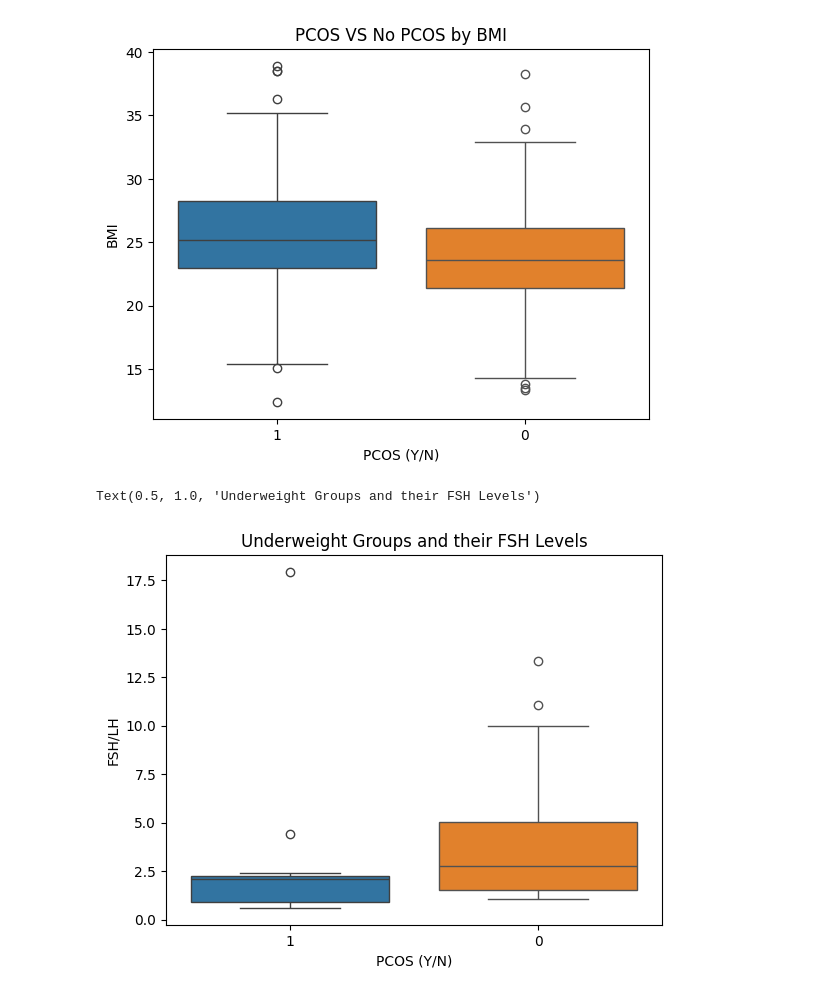
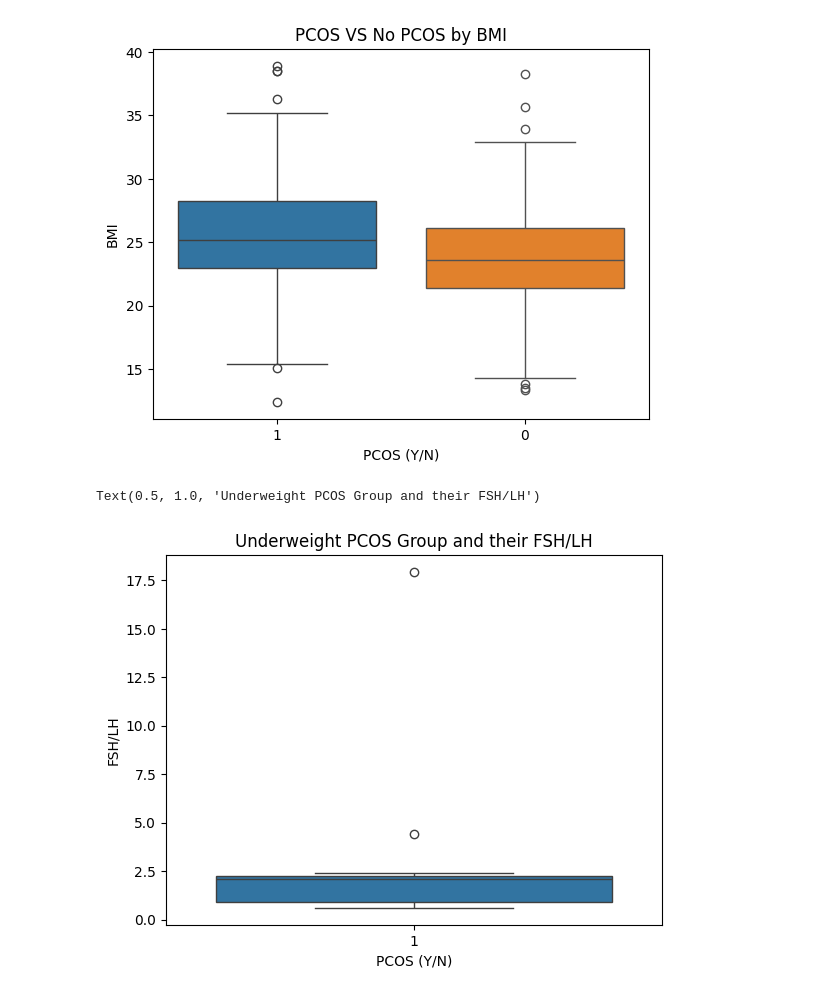
Before and after one commit to trodman201/PCOS-Research, a Jupyter notebook: Revised_Pcos_graphs.ipynb, the cells around one changed output. Saved outputs shown, nothing was run; the diff lists cells and outputs as text; code cells hidden in the pictures.

```diff
--- a/Revised_Pcos_graphs.ipynb
+++ b/Revised_Pcos_graphs.ipynb
@@ -154,8 +169,7 @@ Text(0.5, 1.0, 'PCOS VS No PCOS by BMI')
 [figure]
 # %%
 sns.boxplot(x="PCOS (Y/N)", y="FSH/LH", data=p1)
-sns.boxplot(x="PCOS (Y/N)", y="FSH/LH", data=n1)
-plt.title('Underweight Groups and their FSH Levels')
+plt.title('Underweight PCOS Group and their FSH/LH')
 # %% [output]
-Text(0.5, 1.0, 'Underweight Groups and their FSH Levels')
+Text(0.5, 1.0, 'Underweight PCOS Group and their FSH/LH')
-[figure, old version]
+[figure, new version]
```
Also changed, not shown: parts of 7 cells of this notebook.
